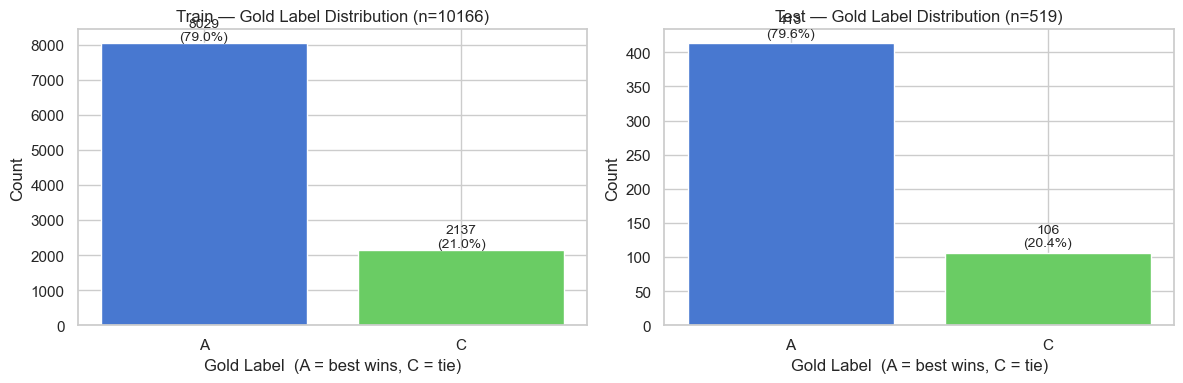
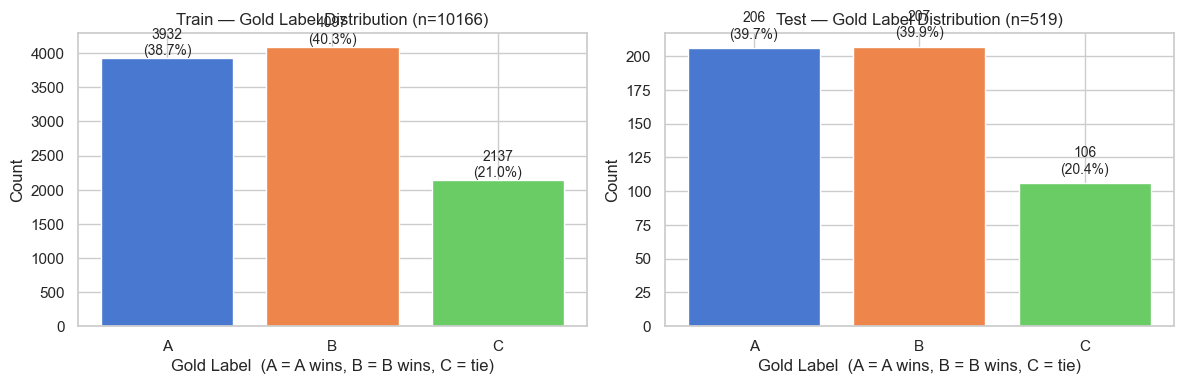
The notebook cell's code change between the first figure and the second:
--- before
+++ after
@@ -2,10 +2,11 @@
 
 for ax, data, title in zip(axes, [pairs_train, pairs_test], ["Train", "Test"]):
-    counts = data["gold_label"].value_counts().reindex(["A", "C"], fill_value=0)
+    counts = data["gold_label"].value_counts().reindex(["A", "B", "C"], fill_value=0)
     bars = ax.bar(counts.index, counts.values, edgecolor="white",
                   color=[sns.color_palette("muted")[0],
+                         sns.color_palette("muted")[1],
                          sns.color_palette("muted")[2]])
     ax.set_title(f"{title} — Gold Label Distribution (n={len(data)})")
-    ax.set_xlabel("Gold Label  (A = best wins, C = tie)")
+    ax.set_xlabel("Gold Label  (A = A wins, B = B wins, C = tie)")
     ax.set_ylabel("Count")
     for bar, v in zip(bars, counts.values):

Commit: Cleaning code